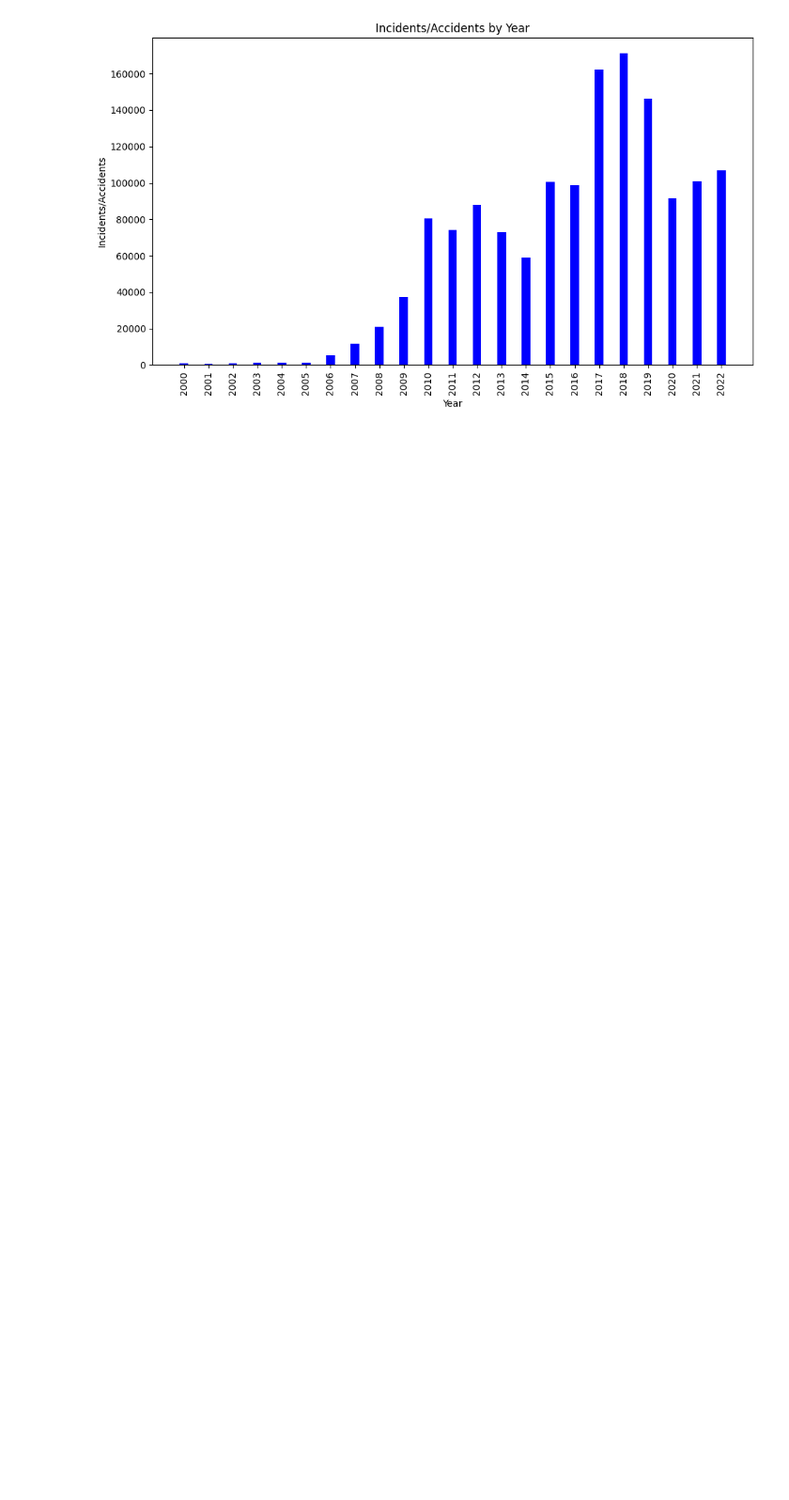
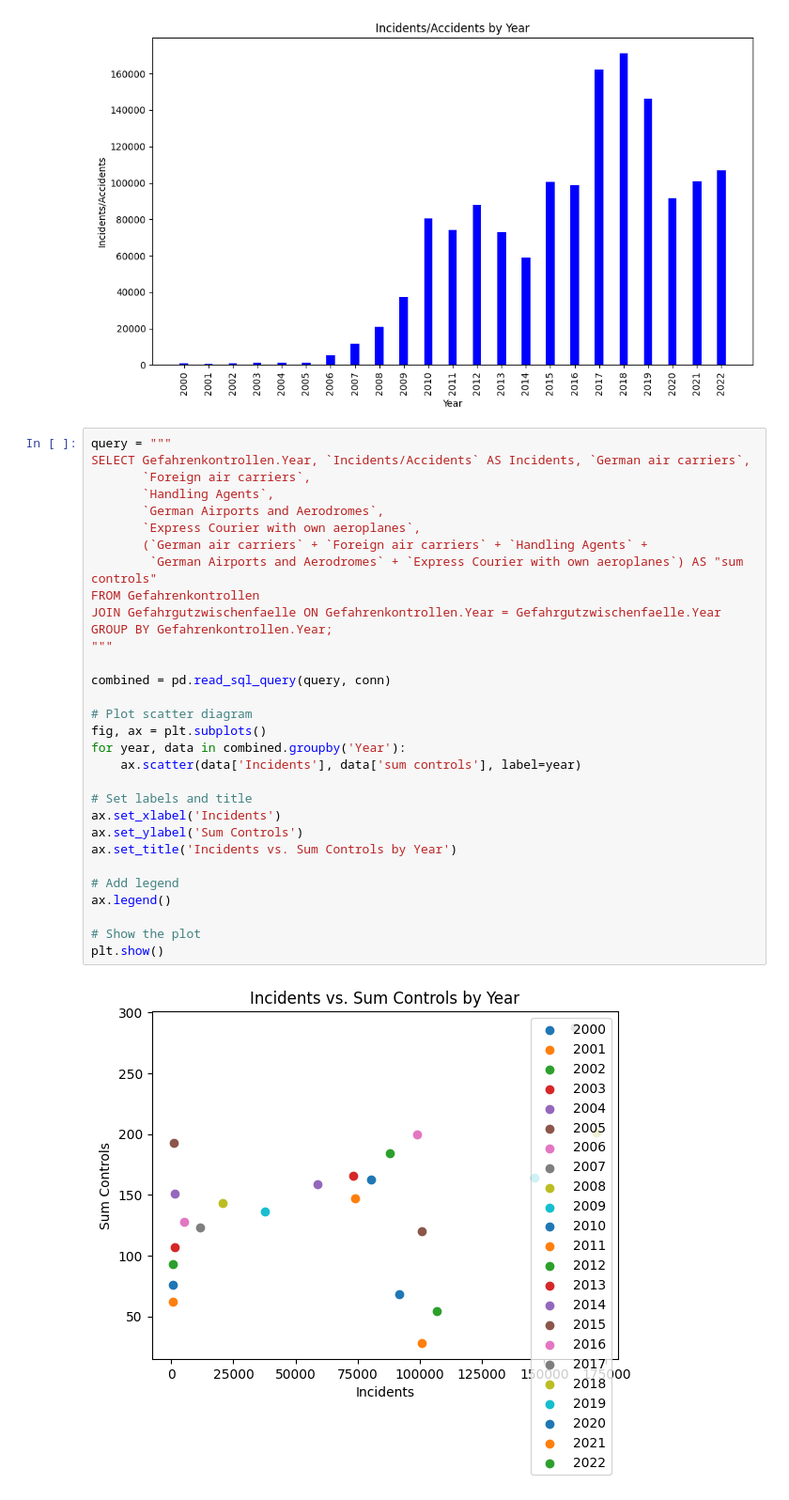
Before and after one commit to Magnus-schn/2023-amse-template_magnus, a Jupyter notebook: exploration.ipynb, the cells around one changed output. Shown at 94% size. Drawn from its saved outputs; the diff is of its cells as text; blank space fills up the shorter version.

```diff
--- a/exploration.ipynb
+++ b/exploration.ipynb
@@ -203,3 +161,36 @@ Approvals for the transport of Dangerous Goods for German air carriers    int64
 dtype: object
 [figure]
 [figure]
+# %%
+query = """
+SELECT Gefahrenkontrollen.Year, `Incidents/Accidents` AS Incidents, `German air carriers`,
+       `Foreign air carriers`,
+       `Handling Agents`,
+       `German Airports and Aerodromes`,
+       `Express Courier with own aeroplanes`,
+       (`German air carriers` + `Foreign air carriers` + `Handling Agents` +
+        `German Airports and Aerodromes` + `Express Courier with own aeroplanes`) AS "sum controls"
+FROM Gefahrenkontrollen
+JOIN Gefahrgutzwischenfaelle ON Gefahrenkontrollen.Year = Gefahrgutzwischenfaelle.Year
+GROUP BY Gefahrenkontrollen.Year;
+"""
+
+combined = pd.read_sql_query(query, conn)
+
+# Plot scatter diagram
+fig, ax = plt.subplots()
+for year, data in combined.groupby('Year'):
+    ax.scatter(data['Incidents'], data['sum controls'], label=year)
+
+# Set labels and title
+ax.set_xlabel('Incidents')
+ax.set_ylabel('Sum Controls')
+ax.set_title('Incidents vs. Sum Controls by Year')
+
+# Add legend
+ax.legend()
+
+# Show the plot
+plt.show()
+# %% [output]
+[figure, added]
```
Also changed, not shown: parts of 3 cells of this notebook.
